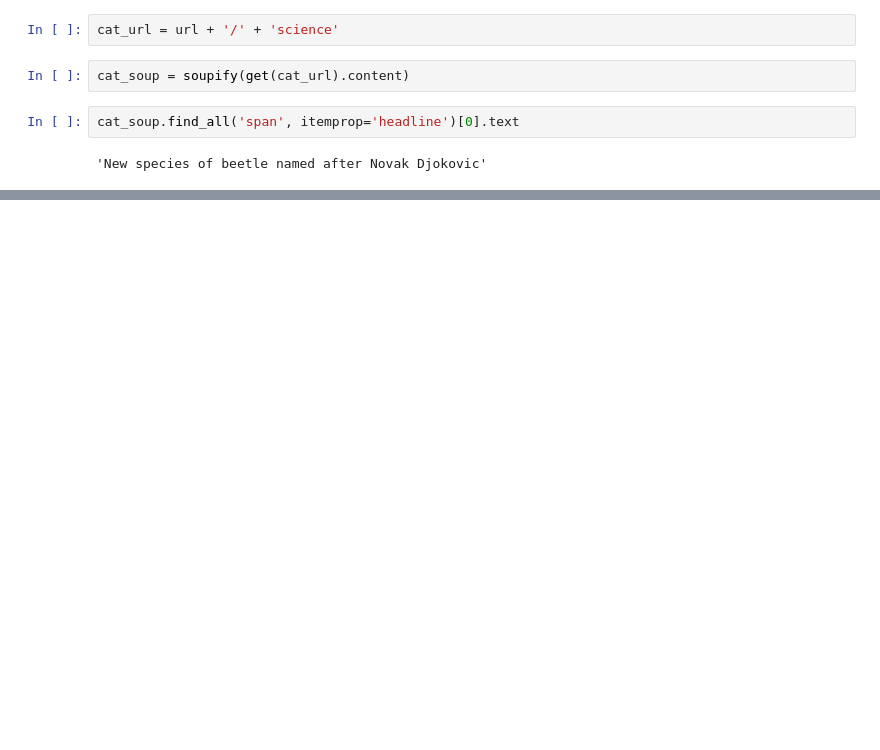
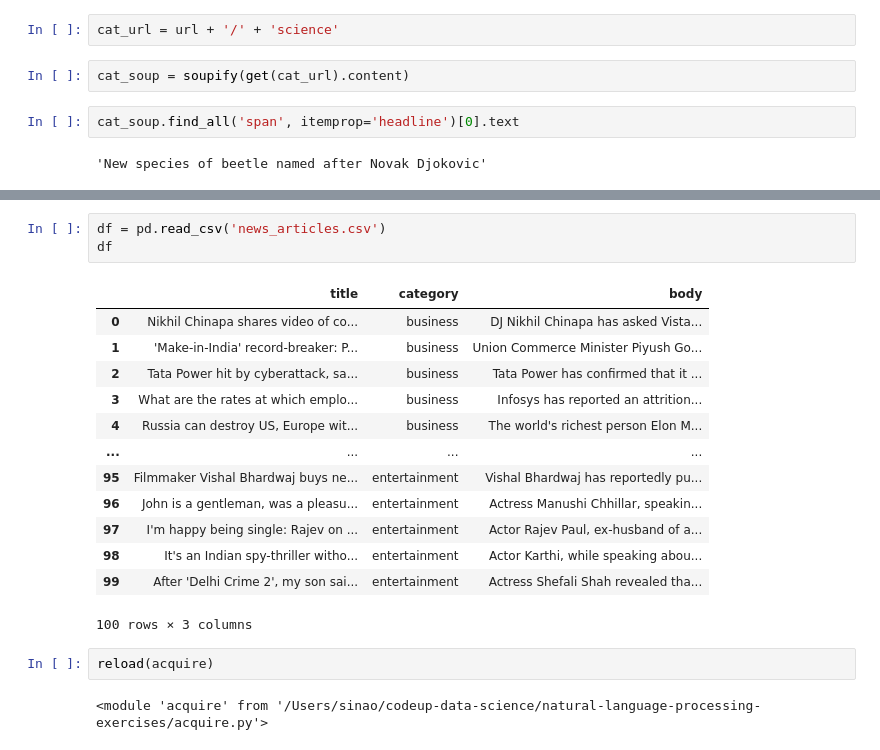
Before and after one commit to joshua-shorterivey/natural-language-processing-exercises, a Jupyter notebook: acquire.ipynb, the cells around one changed output, grey strips where cells are left out. Saved outputs shown, nothing was run; the diff lists cells and outputs as text; blank space fills up the shorter version.

Commit message:
added: explore.ipynb --- amended: acqiure.ipynb, acquire.py

```diff
--- a/acquire.ipynb
+++ b/acquire.ipynb
@@ -211,0 +267,21 @@ all_articles
+# %%
+df = pd.read_csv('news_articles.csv')
+df
+# %% [output]
+|  | title | category | body |
+| 0 | Nikhil Chinapa shares video of co... | business | DJ Nikhil Chinapa has asked Vista... |
+| 1 | 'Make-in-India' record-breaker: P... | business | Union Commerce Minister Piyush Go... |
+| 2 | Tata Power hit by cyberattack, sa... | business | Tata Power has confirmed that it ... |
+| 3 | What are the rates at which emplo... | business | Infosys has reported an attrition... |
+| 4 | Russia can destroy US, Europe wit... | business | The world's richest person Elon M... |
+| ... | ... | ... | ... |
+| 95 | Filmmaker Vishal Bhardwaj buys ne... | entertainment | Vishal Bhardwaj has reportedly pu... |
+| 96 | John is a gentleman, was a pleasu... | entertainment | Actress Manushi Chhillar, speakin... |
+| 97 | I'm happy being single: Rajev on ... | entertainment | Actor Rajev Paul, ex-husband of a... |
+| 98 | It's an Indian spy-thriller witho... | entertainment | Actor Karthi, while speaking abou... |
+| 99 | After 'Delhi Crime 2', my son sai... | entertainment | Actress Shefali Shah revealed tha... |
+100 rows × 3 columns
+# %%
+reload(acquire)
+# %% [output]
+<module 'acquire' from '/Users/sinao/codeup-data-science/natural-language-processing-exercises/acquire.py'>
```
Also changed, not shown: parts of 26 cells of this notebook, 2 other files.
